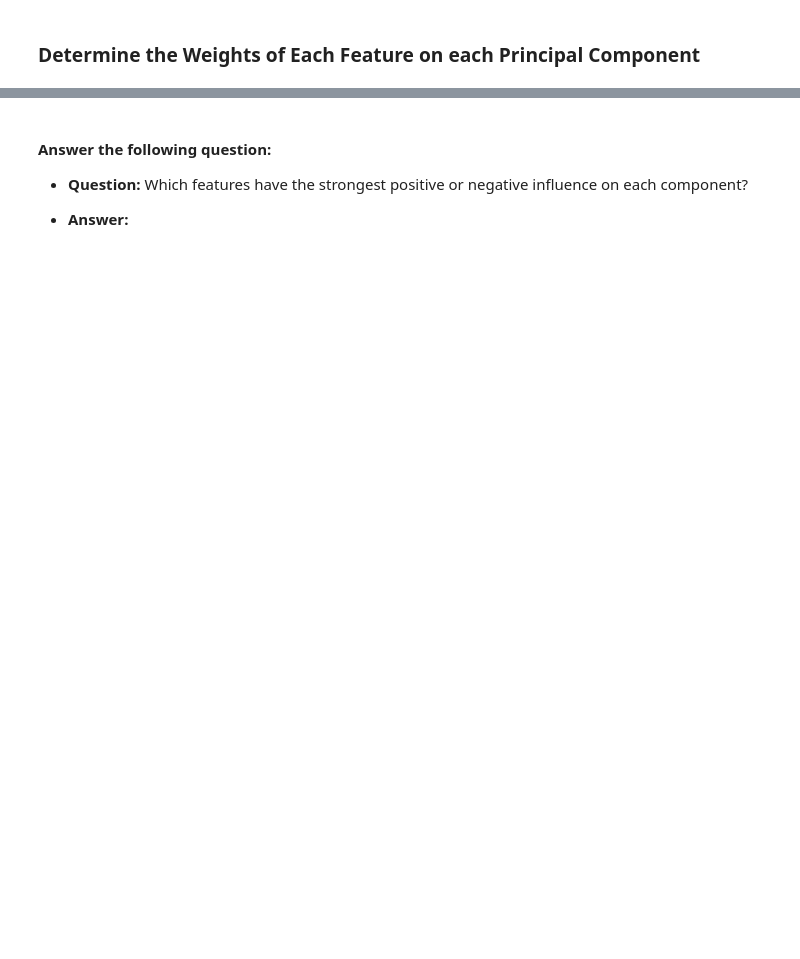
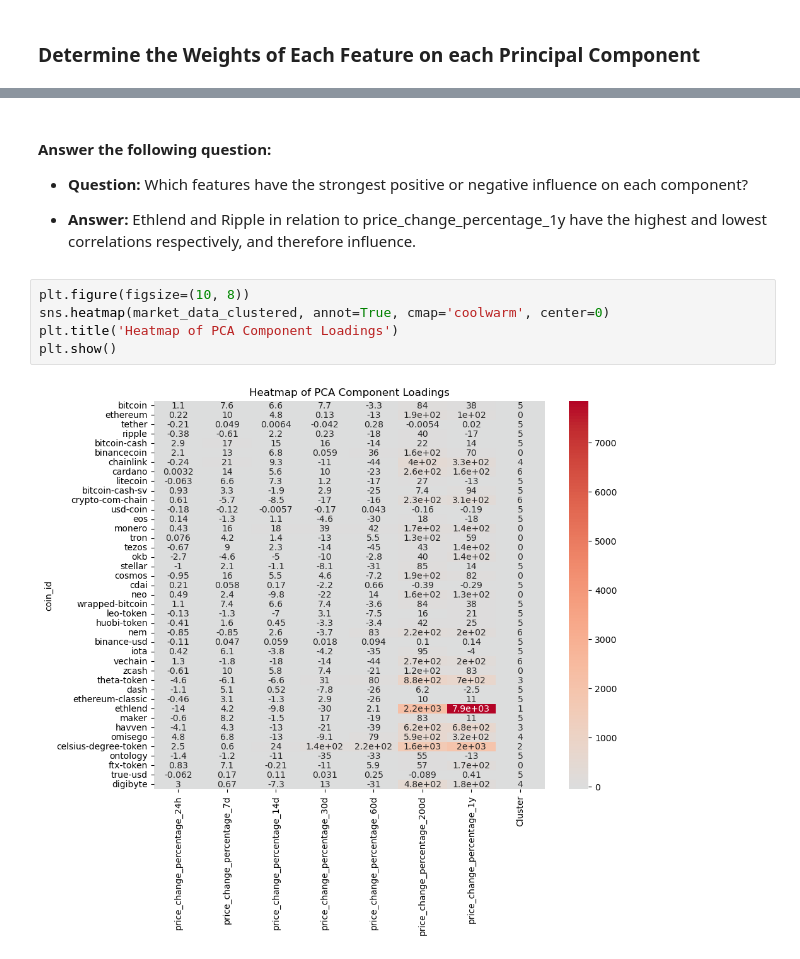
Before and after one commit to afine5/CryptoClustering, a Jupyter notebook: Crypto_Clustering.ipynb, the cells around one changed output, grey strips where cells are left out. Saved outputs shown, nothing was run; the diff lists cells and outputs as text; blank space fills up the shorter version.

```diff
--- a/Crypto_Clustering.ipynb
+++ b/Crypto_Clustering.ipynb
@@ -397,6 +427,15 @@ elbow_plot2 = elbow_df2.plot.line(x='k2',
 # %% [markdown]
 #### Answer the following question:
 
-* **Question:** Which features have the strongest positive or negative influence on each component?
+* **Question:**
+    Which features have the strongest positive or negative influence on each component?
 
 * **Answer:**
+    Ethlend and Ripple in relation to price_change_percentage_1y have the highest and lowest correlations respectively, and therefore influence.
+# %%
+plt.figure(figsize=(10, 8))
+sns.heatmap(market_data_clustered, annot=True, cmap='coolwarm', center=0)
+plt.title('Heatmap of PCA Component Loadings')
+plt.show()
+# %% [output]
+[figure, added]
```
Also changed, not shown: parts of 7 cells of this notebook.
